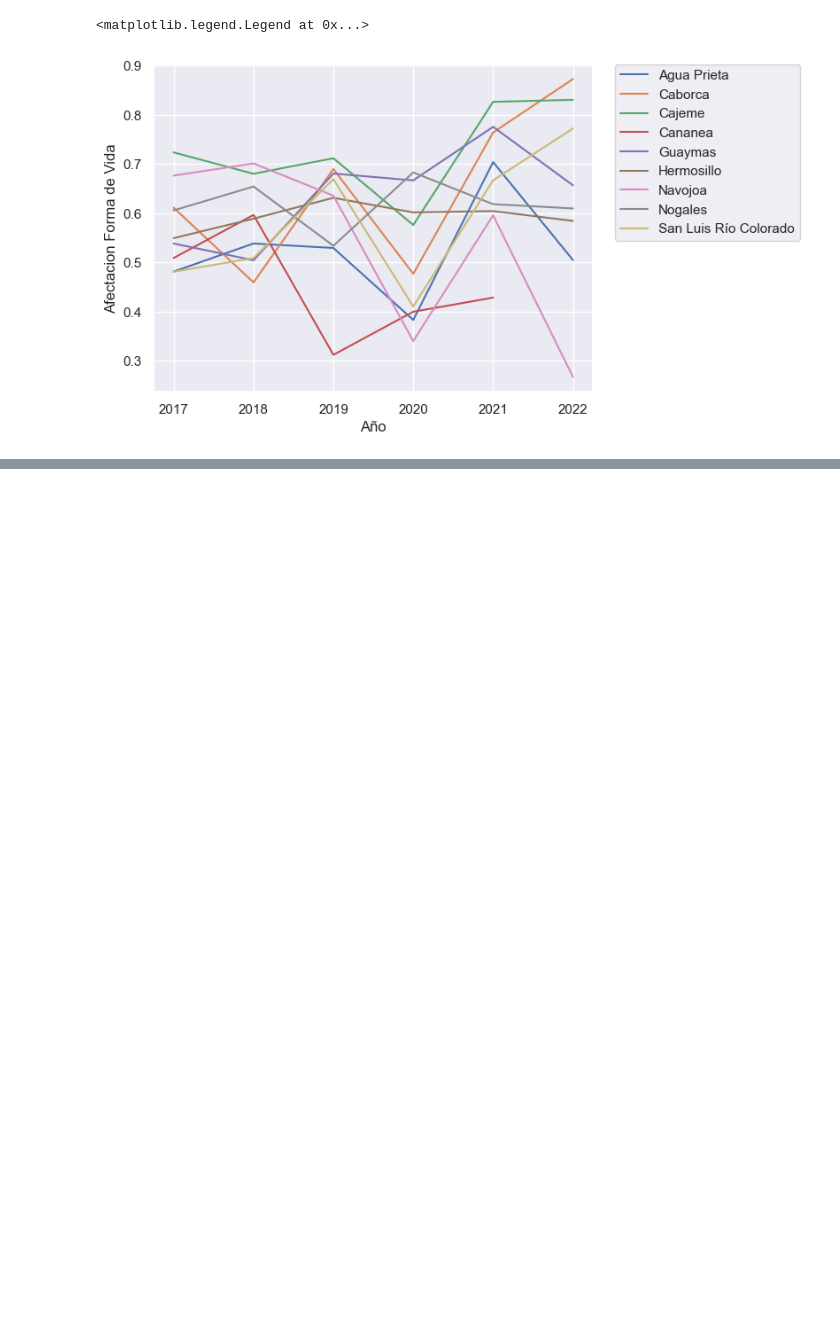
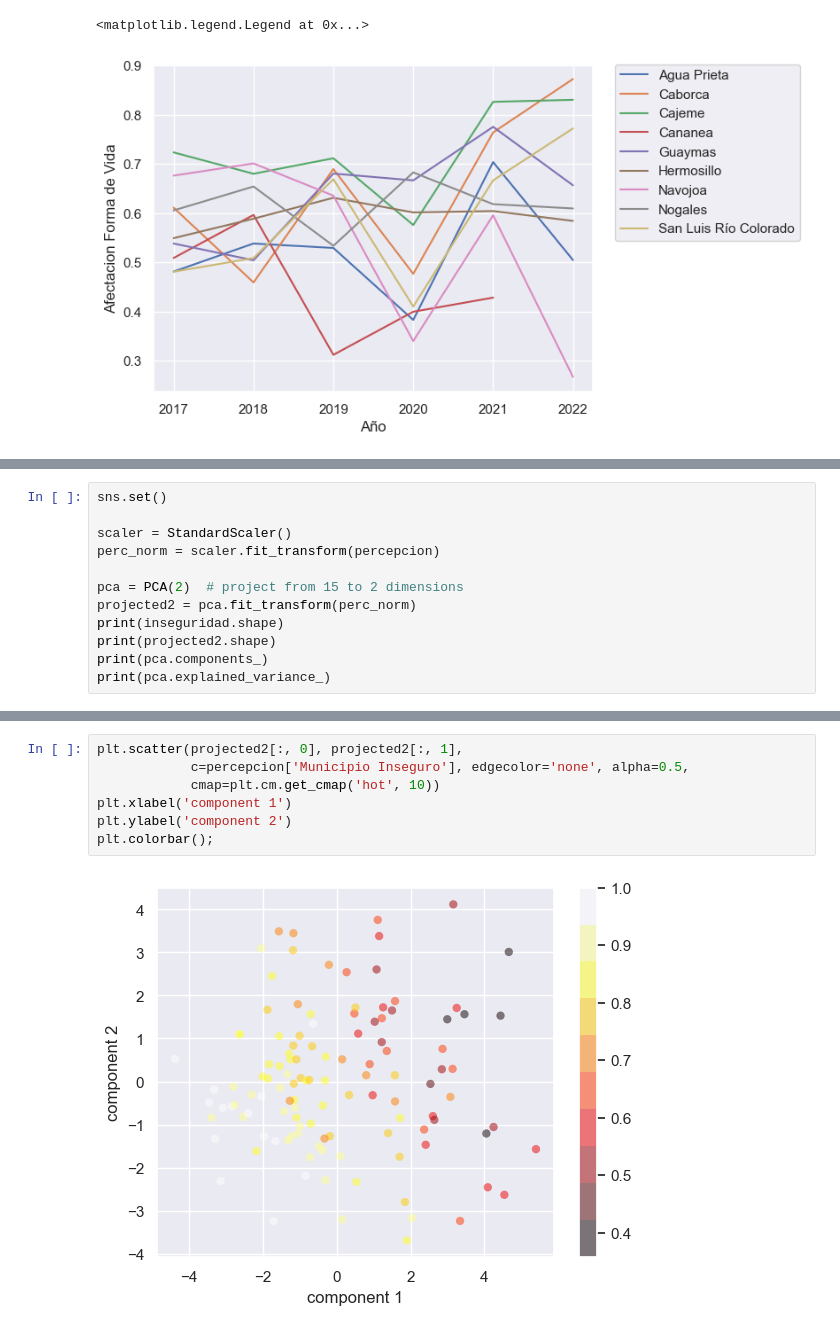
Before and after one commit to osirisizs/Proyecto-Ingenieria-de-Caracteristicas, a Jupyter notebook: Proyecto2_Contando_Historias.ipynb, the cells around one changed output, grey strips where cells are left out. Drawn from its saved outputs; the diff is of its cells as text; blank space fills up the shorter version.

```diff
--- a/Proyecto2_Contando_Historias.ipynb
+++ b/Proyecto2_Contando_Historias.ipynb
@@ -126,0 +173,12 @@ plt.legend(bbox_to_anchor=(1.05, 1), loc='upper left', borderaxespad=0)
+# %%
+sns.set()
+
+scaler = StandardScaler()
+perc_norm = scaler.fit_transform(percepcion)
+
+pca = PCA(2)  # project from 15 to 2 dimensions
+projected2 = pca.fit_transform(perc_norm)
+print(inseguridad.shape)
+print(projected2.shape)
+print(pca.components_)
+print(pca.explained_variance_)
@@ -126,0 +195,9 @@ plt.legend(bbox_to_anchor=(1.05, 1), loc='upper left', borderaxespad=0)
+# %%
+plt.scatter(projected2[:, 0], projected2[:, 1],
+            c=percepcion['Municipio Inseguro'], edgecolor='none', alpha=0.5,
+            cmap=plt.cm.get_cmap('hot', 10))
+plt.xlabel('component 1')
+plt.ylabel('component 2')
+plt.colorbar();
+# %% [output]
+[figure, added]
```
Also changed, not shown: parts of 6 cells of this notebook.
